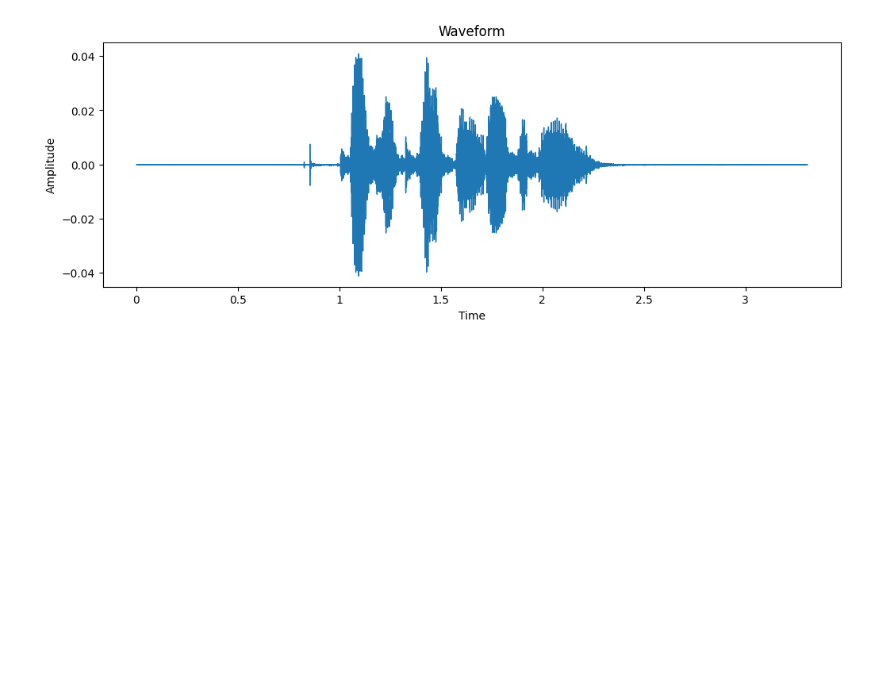
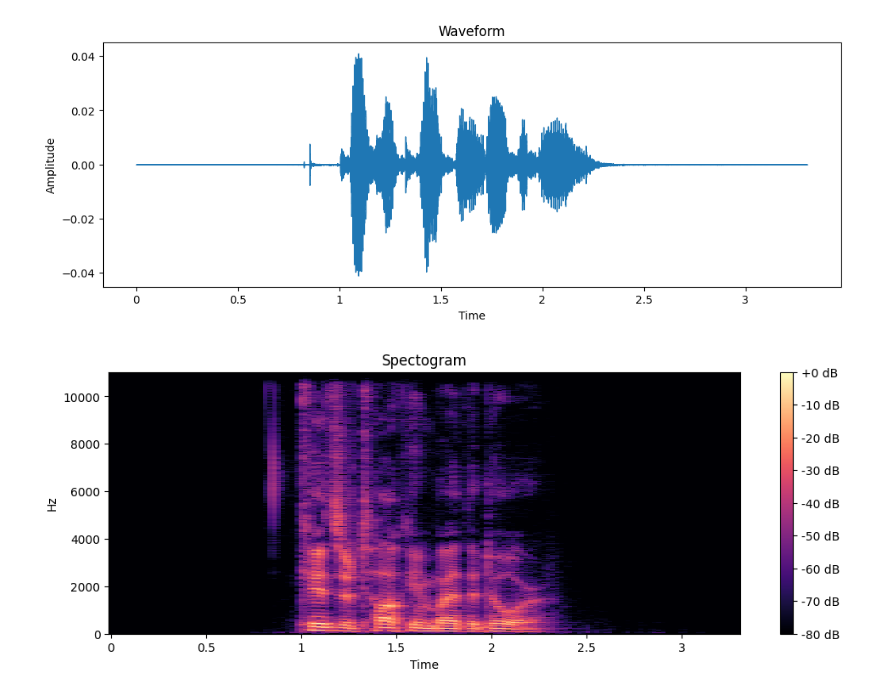
Before and after one commit to Dhanraj-SH/VoiceIQ, a Jupyter notebook: ml_service/notebook/01_eda.ipynb, the cells around one changed output. Drawn from its saved outputs; the diff is of its cells as text; code cells hidden in the pictures; blank space fills up the shorter version.

```diff
--- a/ml_service/notebook/01_eda.ipynb
+++ b/ml_service/notebook/01_eda.ipynb
@@ -7,5 +15,5 @@ from glob import glob
 # %%
-audio_files = glob('./dataset/*/*.wav')
+audio_files = glob('./dataset/raw/RAVDESS/*/*.wav')
 print(len(audio_files))
 print(audio_files[:5])
 # %% [output]
@@ -32,3 +40,17 @@ plt.ylabel("Amplitude")
 plt.show()
 # %% [output]
 [figure]
+# %%
+D = librosa.amplitude_to_db(
+                            abs(librosa.stft(y)),
+                            ref = np.max)
+plt.figure(figsize = (12, 4))
+librosa.display.specshow(D,
+                        sr = sr,
+                        x_axis = 'time',
+                        y_axis = 'hz')
+plt.colorbar(format = '%+2.0f dB')
+plt.title('Spectogram')
+plt.show()
+# %% [output]
+[figure, added]
```
Also changed, not shown: parts of 12 cells of this notebook, 2 other files.
